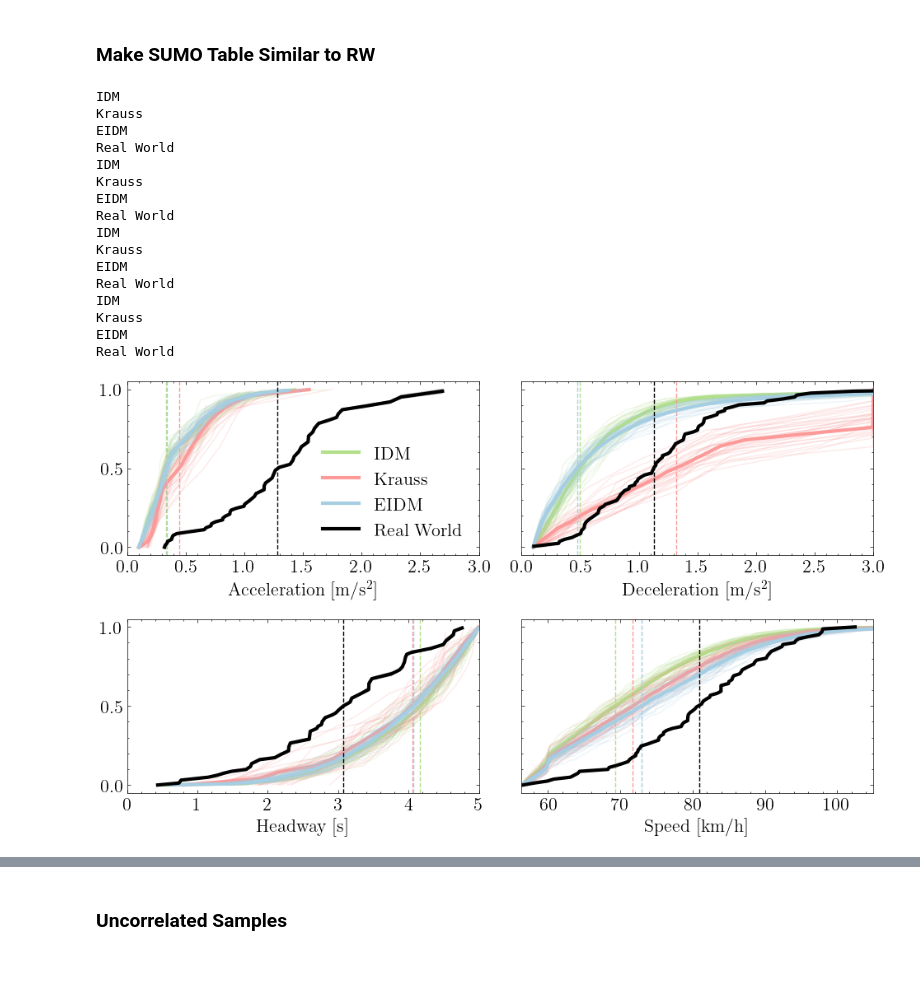
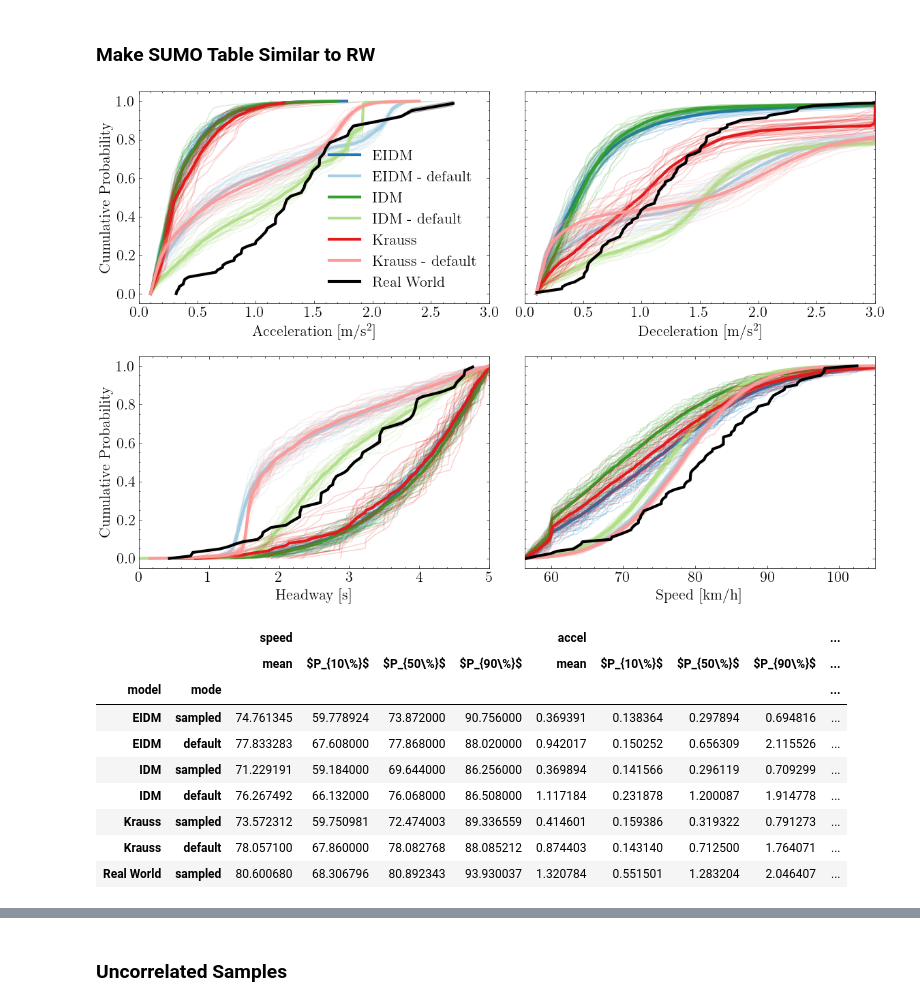
Before and after one commit to UnivOfAlabama-BittleResearchGroup/sumo-uc-2023, a Jupyter notebook: notebooks/plotting/real-world/comparing_histograms.ipynb, the cells around one changed output, grey strips where cells are left out. Saved outputs shown, nothing was run; the diff lists cells and outputs as text; code cells hidden in the pictures; blank space fills up the shorter version.

```diff
--- a/notebooks/plotting/real-world/comparing_histograms.ipynb
+++ b/notebooks/plotting/real-world/comparing_histograms.ipynb
@@ -154,7 +195,4 @@ default_east_thru_df["carFollowingModel"] = default_east_thru_df["carFollowingMo
 # %%
 headway_df = pd.concat([headway_df, default_headway_df])
 fuel_df = pd.concat([fuel_df, default_fuel_df])
+east_thru_df = pd.concat([east_thru_df, default_east_thru_df])
-# %%
-# create a vehicle ~ run id column
-headway_df['vehicle_run'] = headway_df['num'].astype(str) + '~' + headway_df['veh'].astype(str)
-east_thru_df['vehicle_run'] = east_thru_df['num'].astype(str) + '~' + east_thru_df['vehicle_id'].astype(str)
@@ -375,3 +413,5 @@ def create_ecdf(
     ax.set_xlabel(xlabel)
     # set the x and y axis limits
     ax.set_xlim(*x_lims)
+# %%
+east_thru_df = east_thru_df.loc[~east_thru_df['carFollowingModel'].str.contains('W99')].copy()
@@ -378,16 +436,4 @@ def create_ecdf(
 # %%
-import matplotlib.pyplot as plt
-import scienceplots
-import seaborn as sns
-
-plt.style.use("science")
-# make the text bigger
-plt.rcParams.update({"font.size": 16})
-palette = sns.color_palette(
-    "Paired",
-    8,
-)
-colors = [palette[i] for i in range(0, len(palette), 2)]
 
 # # do the pwlf method
 table = "corr_pwlf_product"
@@ -400,12 +446,12 @@ rw_df = rw_df.rename(columns={'tau': 'headway'})
 
 # get the pwlf data
 sumo_df_raw = east_thru_df[
-    (east_thru_df["method"] == "pwlf") & (east_thru_df["cf-table"] == table)
+    (east_thru_df["cf-table"].isin([table, 'default']))
 ].copy()
 sumo_df_raw = label_types(sumo_df_raw, cruise_thresh_accel=0.1)
-
-cf_models = east_thru_df["carFollowingModel"].unique()
+cf_models = east_thru_df["carFollowingModel"].unique().tolist()
 cf_models.sort()
+cf_models.append("Real World")
 
 # get the product sample
 sumo_df = get_product_sample(
@@ -419,30 +465,33 @@ sumo_df = sumo_df.merge(
     on=["vehicle_run"],
 )
 
-colors = {
-    "Real World": "black",
-    **dict(zip(cf_models, colors)),
-}
+colors = {**dict(zip(cf_models, palette)), 'Real World': 'black'}
 # %%
 fig, ax = plt.subplots(
-    figsize=(10, 6), nrows=2, ncols=2, sharey=True, tight_layout=True
+    figsize=(12, 8), nrows=2, ncols=2, sharey=True, tight_layout=True
 )
 
+# add y-axis labels to the left
+ax[0, 0].set_ylabel("Cumulative Probability")
+ax[1, 0].set_ylabel("Cumulative Probability")
 
 accel_averages = pd.concat([
     sumo_df,
     rw_df
 ])
-
 create_ecdf(
     accel_averages,
     ax[0, 0],
     color_map=colors,
+    loop_models=cf_models,
     x_lims=(0, 3),
     plot_col="accel",
     xlabel="Acceleration [m/s$^2$]",
     show_legend=True,
 )
+
+for t in ax[0, 0].legend_.texts:
+    t.set_fontsize(16)
 
 # plot the deceleration
 accel_averages['decel'] = accel_averages['decel'].abs()
@@ -450,6 +499,7 @@ create_ecdf(
     accel_averages,
     ax[0, 1],
     color_map=colors,
+    loop_models=cf_models,
     x_lims=(0, 3),
     plot_col="decel",
     xlabel="Deceleration [m/s$^2$]",
@@ -461,6 +511,7 @@ create_ecdf(
     accel_averages,
     ax[1, 0],
     color_map=colors,
+    loop_models=cf_models,
     x_lims=(0, 5),
     plot_col="headway",
     xlabel="Headway [s]",
@@ -470,47 +521,32 @@ create_ecdf(
 # only vehicles faster than
 sumo_avg = get_average_speed(sumo_df_raw, headway_df)[['speed', 'num', 'vehicle_run', 'carFollowingModel']]
 rw_avg = rw_df[['speedFactor']].copy()
 rw_avg['speedFactor'] = rw_avg.speedFactor * 22.35
 rw_avg = rw_avg.rename(columns={'speedFactor': 'speed'})
 rw_avg['carFollowingModel'] = 'Real World'
 
 
 # convert both to kp/h
 sumo_avg['speed'] = sumo_avg['speed'] * 3.6
 rw_avg['speed'] = rw_avg['speed'] * 3.6
 
 # limit both to > 35 km/h
 sumo_avg = sumo_avg[(sumo_avg['speed'] > (35 * 1.60934))]
 
 cruise_averages = pd.concat([
     sumo_avg,
     rw_avg
 ])
 
 create_ecdf(
     cruise_averages,
     ax[1, 1],
     color_map=colors,
+    loop_models=cf_models,
     x_lims=(35 * 1.60934, 105),
     plot_col="speed",
     xlabel="Speed [km/h]",
     show_legend=False,
 )
 # %% [output]
-IDM
-Krauss
-EIDM
-Real World
-IDM
-Krauss
-EIDM
-Real World
-IDM
-Krauss
-EIDM
-Real World
-IDM
-Krauss
-EIDM
-Real World
-[figure, old version]
+[figure, new version]
@@ -516,0 +602,13 @@ Real World
+# %%
+avg_df
+# %% [output]
+|  |  | speed |  |  |  | accel |  |  |  | ... |
+|  |  | mean | $P_{10\%}$ | $P_{50\%}$ | $P_{90\%}$ | mean | $P_{10\%}$ | $P_{50\%}$ | $P_{90\%}$ | ... |
+| model | mode |  |  |  |  |  |  |  |  | ... |
+| EIDM | sampled | 74.761345 | 59.778924 | 73.872000 | 90.756000 | 0.369391 | 0.138364 | 0.297894 | 0.694816 | ... |
+| EIDM | default | 77.833283 | 67.608000 | 77.868000 | 88.020000 | 0.942017 | 0.150252 | 0.656309 | 2.115526 | ... |
+| IDM | sampled | 71.229191 | 59.184000 | 69.644000 | 86.256000 | 0.369894 | 0.141566 | 0.296119 | 0.709299 | ... |
+| IDM | default | 76.267492 | 66.132000 | 76.068000 | 86.508000 | 1.117184 | 0.231878 | 1.200087 | 1.914778 | ... |
+| Krauss | sampled | 73.572312 | 59.750981 | 72.474003 | 89.336559 | 0.414601 | 0.159386 | 0.319322 | 0.791273 | ... |
+| Krauss | default | 78.057100 | 67.860000 | 78.082768 | 88.085212 | 0.874403 | 0.143140 | 0.712500 | 1.764071 | ... |
+| Real World | sampled | 80.600680 | 68.306796 | 80.892343 | 93.930037 | 1.320784 | 0.551501 | 1.283204 | 2.046407 | ... |
```
Also changed, not shown: parts of 32 cells of this notebook, 6 other files.
